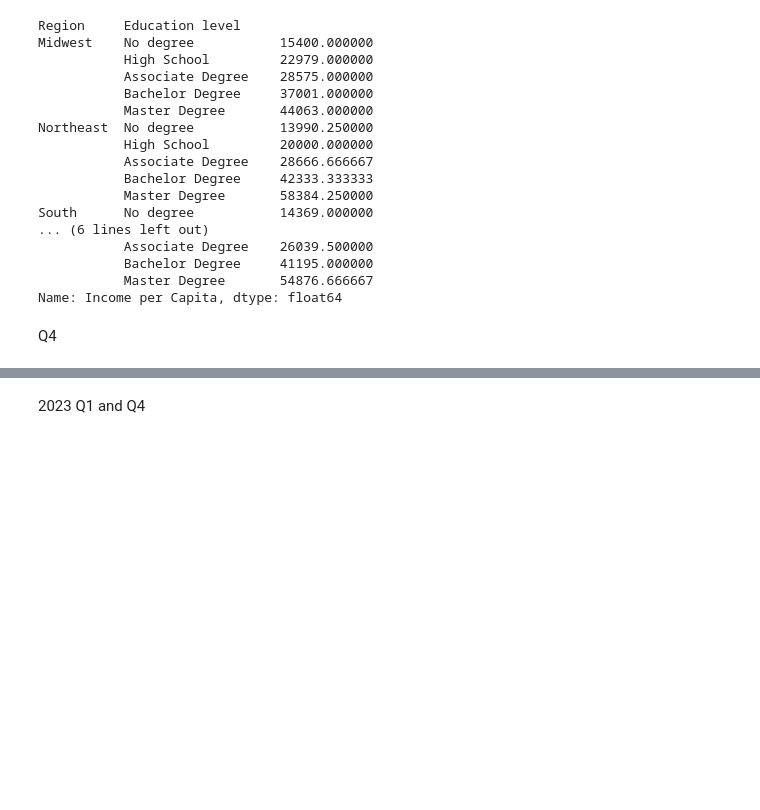
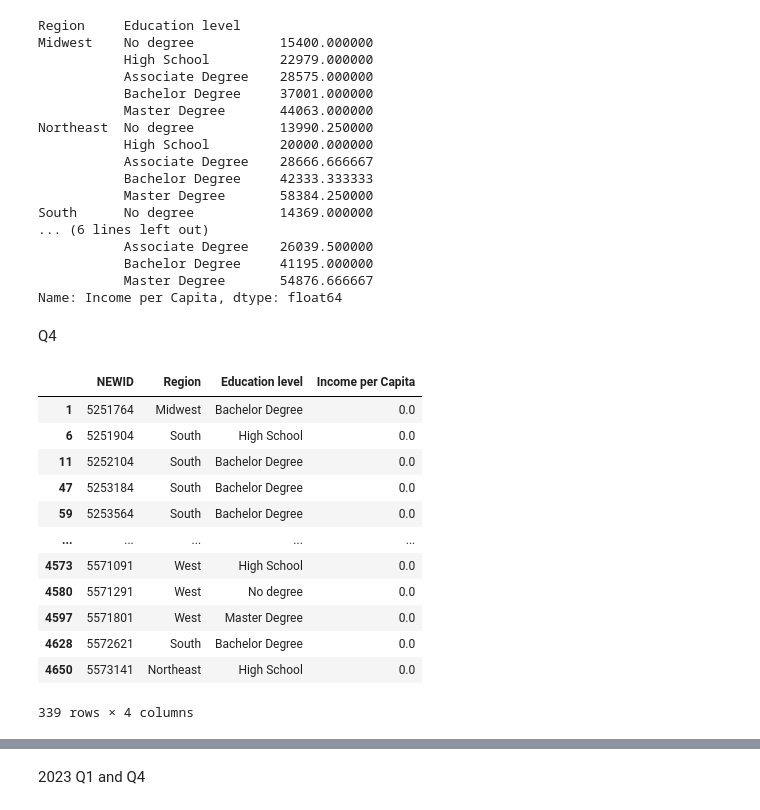
Before and after one commit to Leslygcruz/Educationproj, a Jupyter notebook: Education_capstone.ipynb, the cells around one changed output, grey strips where cells are left out. Saved outputs shown, nothing was run; the diff lists cells and outputs as text; code cells hidden in the pictures; blank space fills up the shorter version.

```diff
--- a/Education_capstone.ipynb
+++ b/Education_capstone.ipynb
@@ -203,7 +205,7 @@ for index, educ in fmli234.iterrows():
 fmli234['Education level']=educlevel234
 # %%
 # Q4 calc income per capita
-fmil234['Income per Capita']= fmli234['FINCBTAX']/fmli234['FAM_SIZE]
+fmli234['Income per Capita']= fmli234['FINCBTAX']/fmli234['FAM_SIZE']
 # %%
 fmli234.head()
 # %% [output]
@@ -416,4 +416,26 @@ Name: Income per Capita, dtype: float64
 Q4
 # %%
 #keep relevant cols
-educincome234= fmli231[['NEWID', 'Region', 'Education level', 'Income per Capita']]
+educincome234= fmli234[['NEWID', 'Region', 'Education level', 'Income per Capita']]
+# %%
+#clean up data
+#remove N/A vlaues from educ and region
+educincome234= educincome234.loc[educincome234['Region'] != 'N/A']
+educincome234= educincome234.loc[educincome234['Education level'] != 'N/A']
+# %%
+#should ig et rid of these ????????????????
+educincome234.loc[educincome234['Income per Capita'] == 0]
+# %% [output]
+|  | NEWID | Region | Education level | Income per Capita |
+| 1 | 5251764 | Midwest | Bachelor Degree | 0.0 |
+| 6 | 5251904 | South | High School | 0.0 |
+| 11 | 5252104 | South | Bachelor Degree | 0.0 |
+| 47 | 5253184 | South | Bachelor Degree | 0.0 |
+| 59 | 5253564 | South | Bachelor Degree | 0.0 |
+| ... | ... | ... | ... | ... |
+| 4573 | 5571091 | West | High School | 0.0 |
+| 4580 | 5571291 | West | No degree | 0.0 |
+| 4597 | 5571801 | West | Master Degree | 0.0 |
+| 4628 | 5572621 | South | Bachelor Degree | 0.0 |
+| 4650 | 5573141 | Northeast | High School | 0.0 |
+339 rows × 4 columns
```
Also changed, not shown: parts of 38 cells of this notebook.
